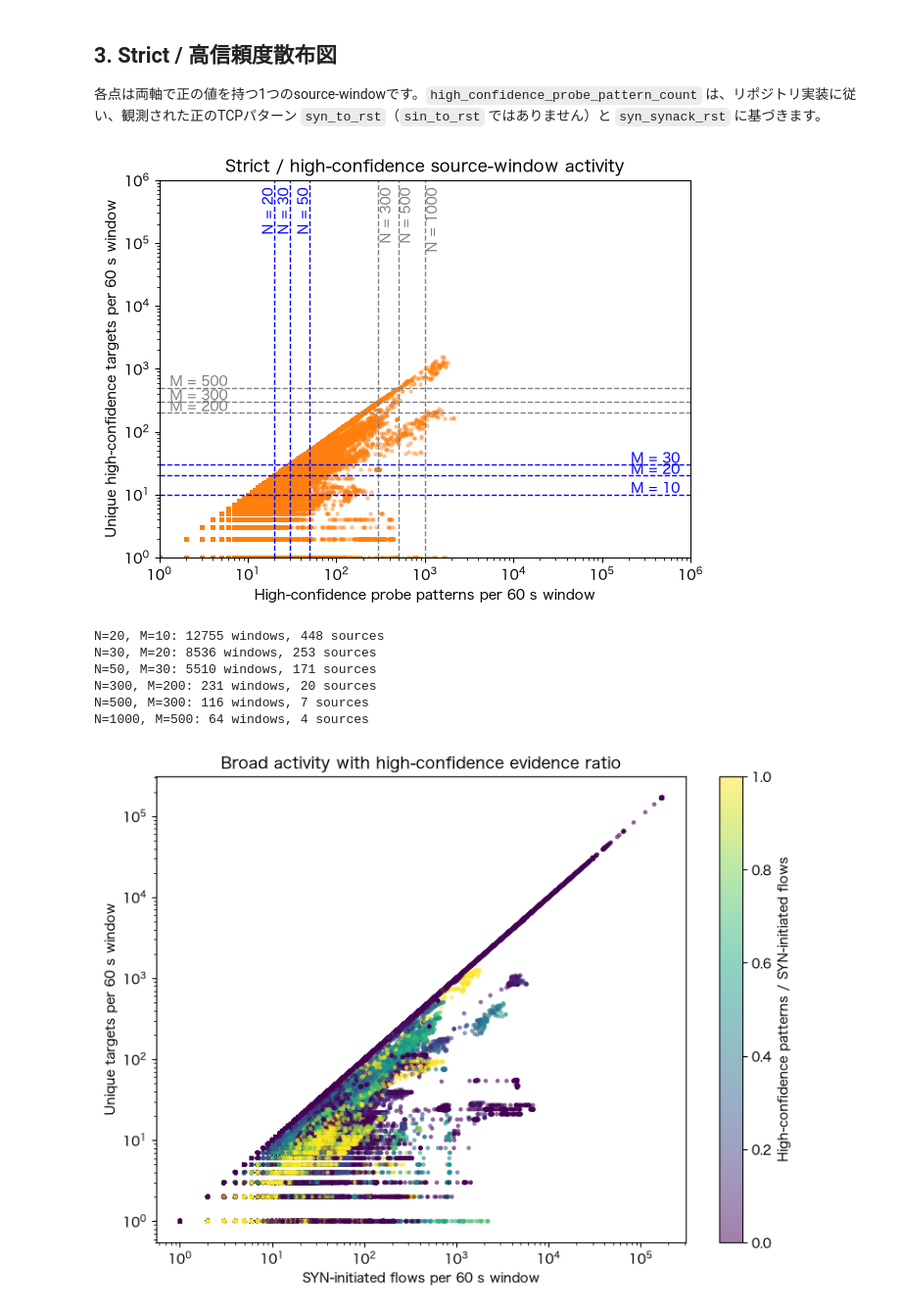
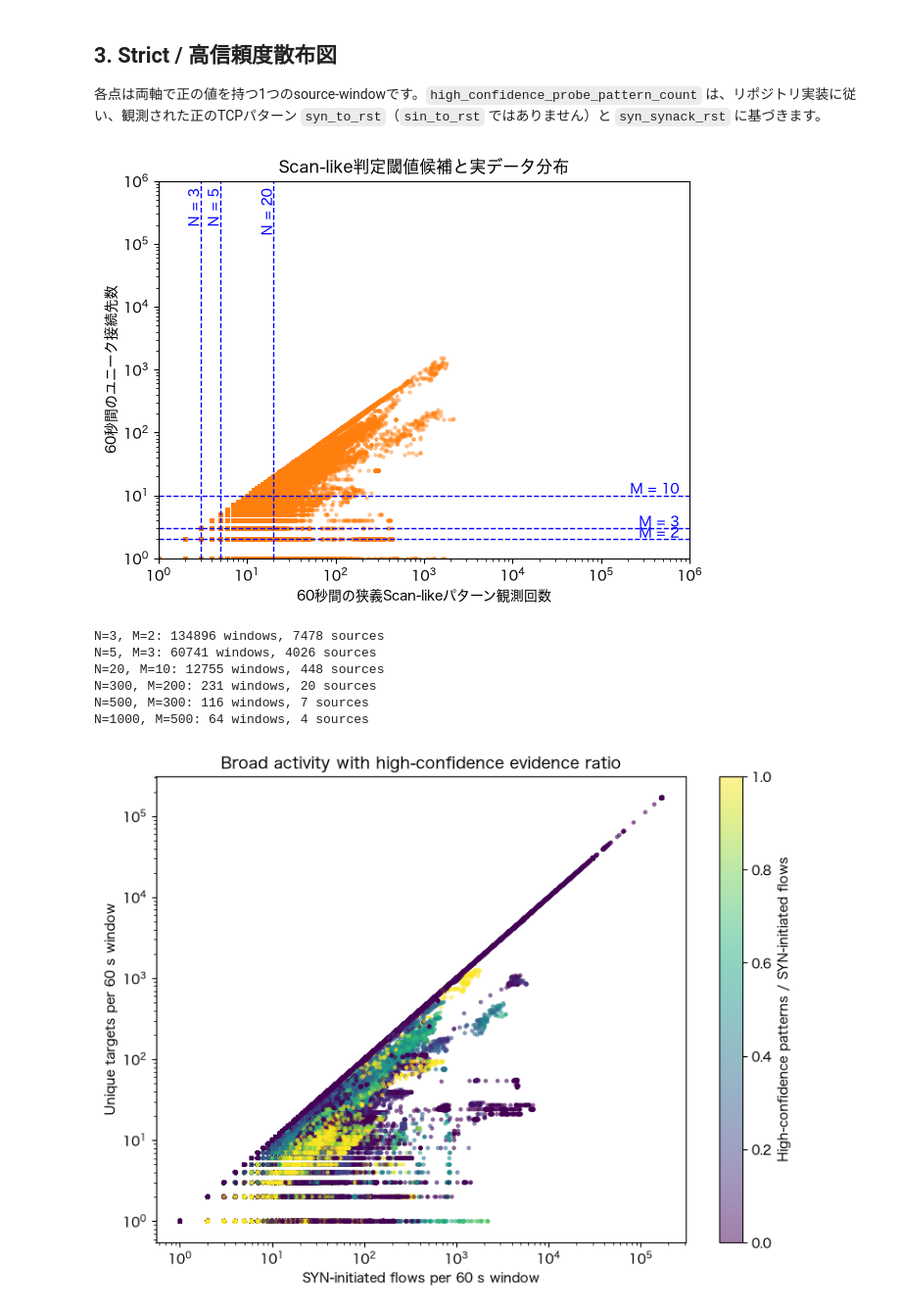
Before and after one commit to ShuntaSakai/mawi-global-analysis, a Jupyter notebook: notebooks/01_scan_threshold_exploration.ipynb, the cells around one changed output. Shown at 98% size. Cells and saved outputs as stored; diff of their text form; code cells hidden in the pictures.

```diff
--- a/notebooks/01_scan_threshold_exploration.ipynb
+++ b/notebooks/01_scan_threshold_exploration.ipynb
@@ -88,9 +88,9 @@ broad_candidates = [
 ]
 
 strict_candidates = [
+    (3, 2),
+    (5, 3),
     (20, 10),
-    (30, 20),
-    (50, 30),
 ]
 
 fig, ax = plt.subplots(figsize=(7, 5))
@@ -175,50 +175,50 @@ ax.set(
     yscale='log',
     xlim=broad_x_limits,
     ylim=broad_y_limits,
-    xlabel='High-confidence probe patterns per 60 s window',
-    ylabel='Unique high-confidence targets per 60 s window',
-    title='Strict / high-confidence source-window activity',
+    xlabel='60秒間の狭義Scan-likeパターン観測回数',
+    ylabel='60秒間のユニーク接続先数',
+    title='Scan-like判定閾値候補と実データ分布',
 )
-for n, m in broad_candidates:
-    ax.axvline(n, color='gray', linestyle='--', linewidth=1)
-    ax.axhline(m, color='gray', linestyle='--', linewidth=1)
-    ax.text(n, 0.98, f'N = {n}', color='gray', rotation=90, transform=ax.get_xaxis_transform(), ha='left', va='top')
-    ax.text(0.02, m, f'M = {m}', color='gray', transform=ax.get_yaxis_transform(), ha='left', va='bottom')
+# for n, m in broad_candidates:
+#     ax.axvline(n, color='gray', linestyle='--', linewidth=1)
+#     ax.axhline(m, color='gray', linestyle='--', linewidth=1)
+#     ax.text(n, 0.98, f'N = {n}', color='gray', rotation=90, transform=ax.get_xaxis_transform(), ha='left', va='top')
+#     ax.text(0.02, m, f'M = {m}', color='gray', transform=ax.get_yaxis_transform(), ha='left', va='bottom')
 for n, m in strict_candidates:
     ax.axvline(n, color='blue', linestyle='--', linewidth=1)
     ax.axhline(m, color='blue', linestyle='--', linewidth=1)
     ax.text(n, 0.98, f'N = {n}', color='blue', rotation=90, transform=ax.get_xaxis_transform(), ha='right', va='top')
     ax.text(0.98, m, f'M = {m}', color='blue', transform=ax.get_yaxis_transform(), ha='right', va='bottom')
 plt.show()
 
 for n, m in strict_candidates:
     matched = windows[
         (windows["high_confidence_probe_pattern_count"] >= n)
         & (windows["unique_high_confidence_targets"] >= m)
     ]
 
     print(
         f"N={n}, M={m}: "
         f"{len(matched)} windows, "
         f"{matched['initial_syn_sender_ip'].nunique()} sources"
     )
 
 for n, m in broad_candidates:
     matched = windows[
         (windows["high_confidence_probe_pattern_count"] >= n)
         & (windows["unique_high_confidence_targets"] >= m)
     ]
 
     print(
         f"N={n}, M={m}: "
         f"{len(matched)} windows, "
         f"{matched['initial_syn_sender_ip'].nunique()} sources"
     )
 # %% [output]
-[figure, old version]
+[figure, new version]
+N=3, M=2: 134896 windows, 7478 sources
+N=5, M=3: 60741 windows, 4026 sources
 N=20, M=10: 12755 windows, 448 sources
-N=30, M=20: 8536 windows, 253 sources
-N=50, M=30: 5510 windows, 171 sources
 N=300, M=200: 231 windows, 20 sources
 N=500, M=300: 116 windows, 7 sources
 N=1000, M=500: 64 windows, 4 sources
```
Also changed, not shown: parts of 2 cells of this notebook.
